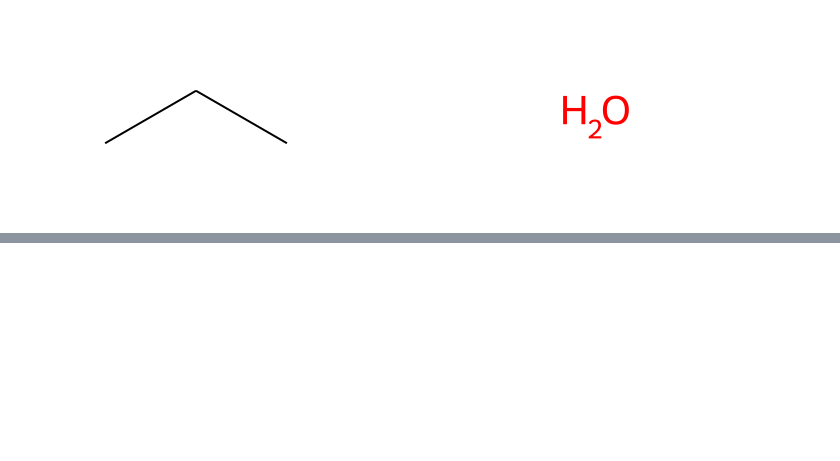
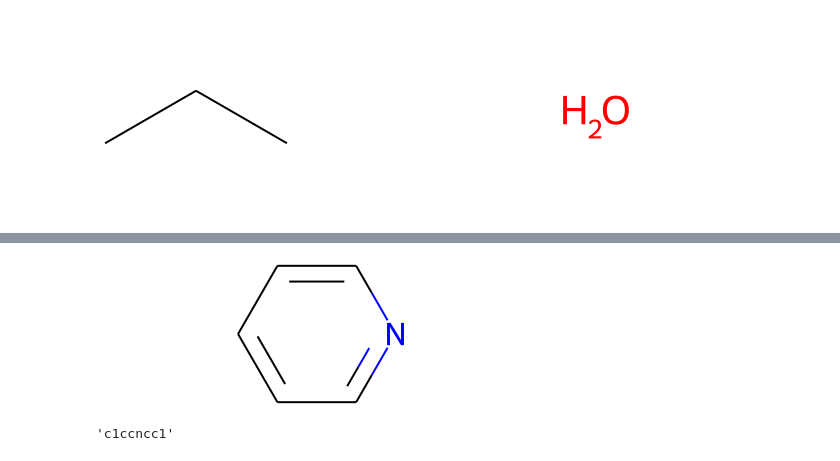
Before and after one commit to bertiewooster/RDKit-playing, a Jupyter notebook: tutorial_examples.ipynb, the cells around one changed output, grey strips where cells are left out. Cells and saved outputs as stored; diff of their text form; code cells hidden in the pictures; blank space fills up the shorter version.

```diff
--- a/tutorial_examples.ipynb
+++ b/tutorial_examples.ipynb
@@ -383,0 +393,10 @@ Draw.MolsToGridImage([Chem.MolFromSmiles(smile) for smile in smiles])
+# %%
+m.GetAtomWithIdx(0).SetAtomicNum(7)
+Chem.SanitizeMol(m)
+m
+# %% [output]
+[figure, added]
+# %%
+Chem.MolToSmiles(m)
+# %% [output]
+'c1ccncc1'
```
Also changed, not shown: parts of 25 cells of this notebook, 3 other files.
